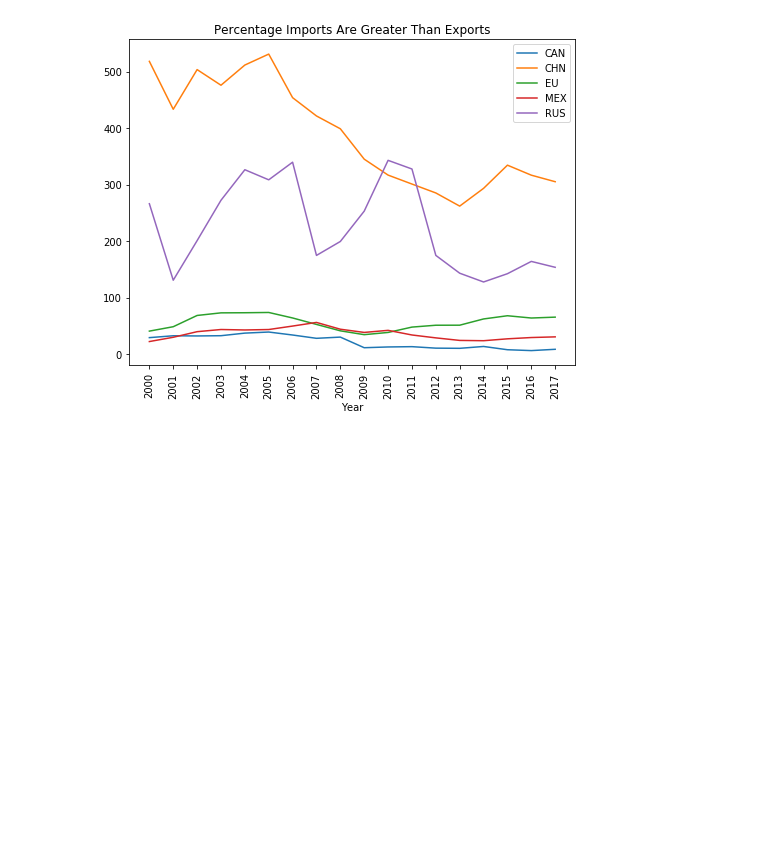
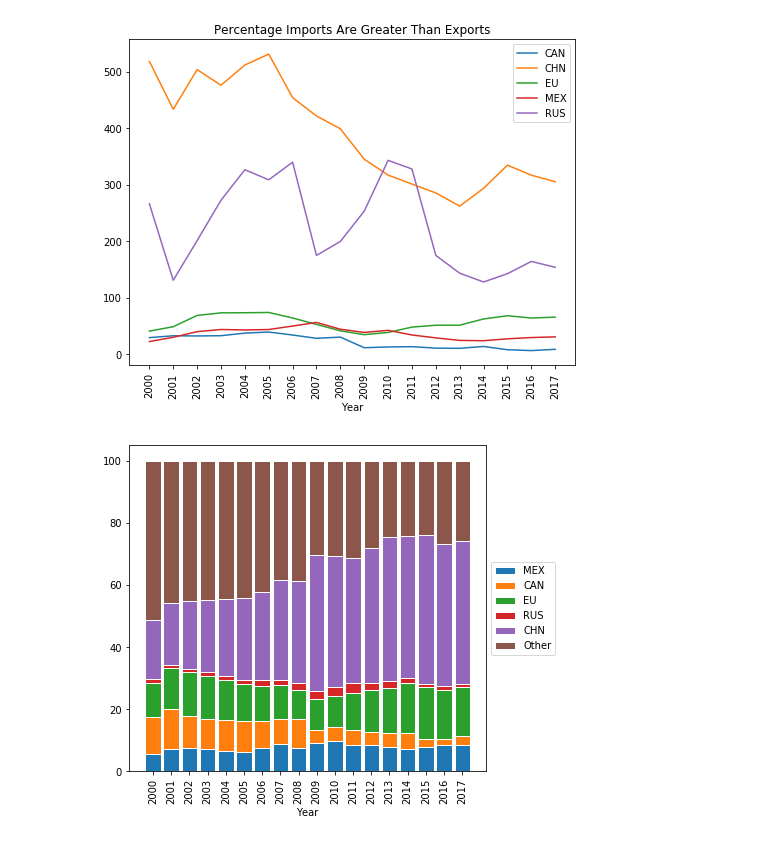
Before and after one commit to marks6i/project-one, a Jupyter notebook: Analysis_1/Difference_and_Scale.ipynb, the cells around one changed output. Cells and saved outputs as stored; diff of their text form; code cells hidden in the pictures; blank space fills up the shorter version.

Commit message:
Added a percent stacked bar chart

```diff
--- a/Analysis_1/Difference_and_Scale.ipynb
+++ b/Analysis_1/Difference_and_Scale.ipynb
@@ -93,3 +93,42 @@ plt.title('Percentage Imports Are Greater Than Exports')
 plt.show()
 # %% [output]
 [figure]
+# %%
+# Data
+another_partner_list = ['MEX','CAN','EU','RUS','CHN','Other']
+partner_pct_dict = {}
+
+WLD_df = data_df[data_df.Partner == 'WLD']
+
+# From raw value to percentage
+for partner in another_partner_list:
+    partner_df = data_df[data_df.Partner == partner]
+    partner_pct_dict[partner] = [i * 100 / j for i,j in zip(partner_df['Difference'], WLD_df['Difference'])]
+
+# plot
+barWidth = 0.85
+
+year_list   = [year for year in np.arange(min_year, max_year+1, 1)]
+bottom_list = [0.0  for year in year_list]
+
+fig_diff_stacked, ax_diff_stacked = plt.subplots(figsize=(8,6))
+
+for partner in another_partner_list:
+    ax_diff_stacked.bar(year_list, partner_pct_dict[partner], bottom=bottom_list, edgecolor='white', width=barWidth, label=partner)
+    bottom_list = [i+j for i,j in zip(bottom_list, partner_pct_dict[partner])]
+
+# Shrink current axis by 20%
+box = ax_diff_stacked.get_position()
+ax_diff_stacked.set_position([box.x0, box.y0, box.width * 0.8, box.height])
+
+# Put a legend to the right of the current axis
+ax_diff_stacked.legend(loc='center left', bbox_to_anchor=(1, 0.5))
+
+# Custom x axis
+plt.xticks(year_list, rotation=90)
+plt.xlabel("Year")
+
+# Show graphic
+plt.show()
+# %% [output]
+[figure, added]
```
